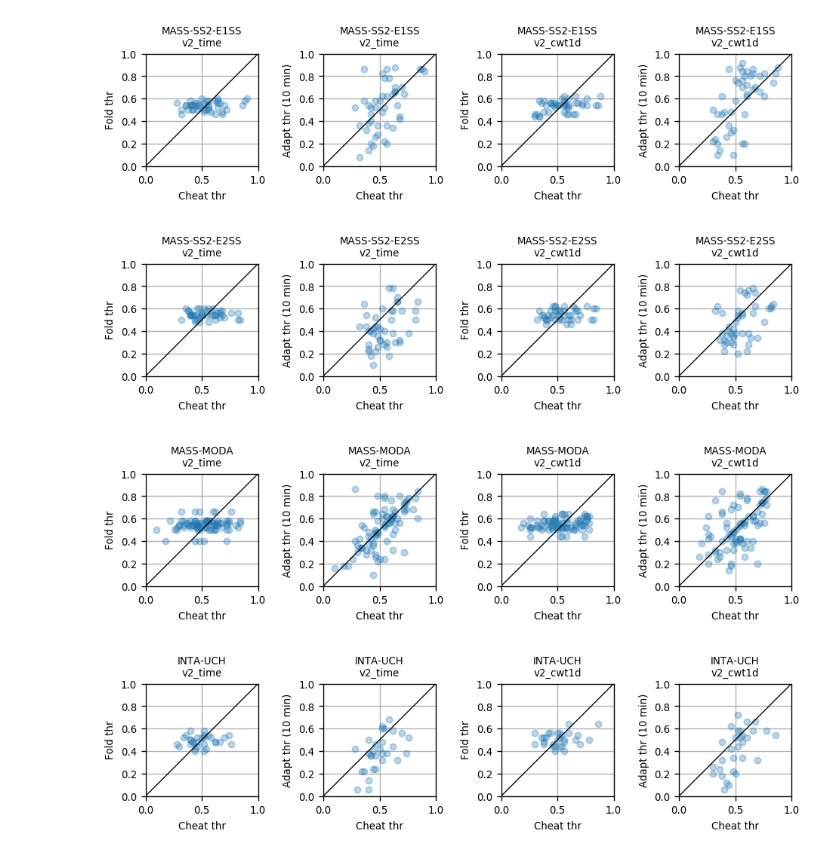
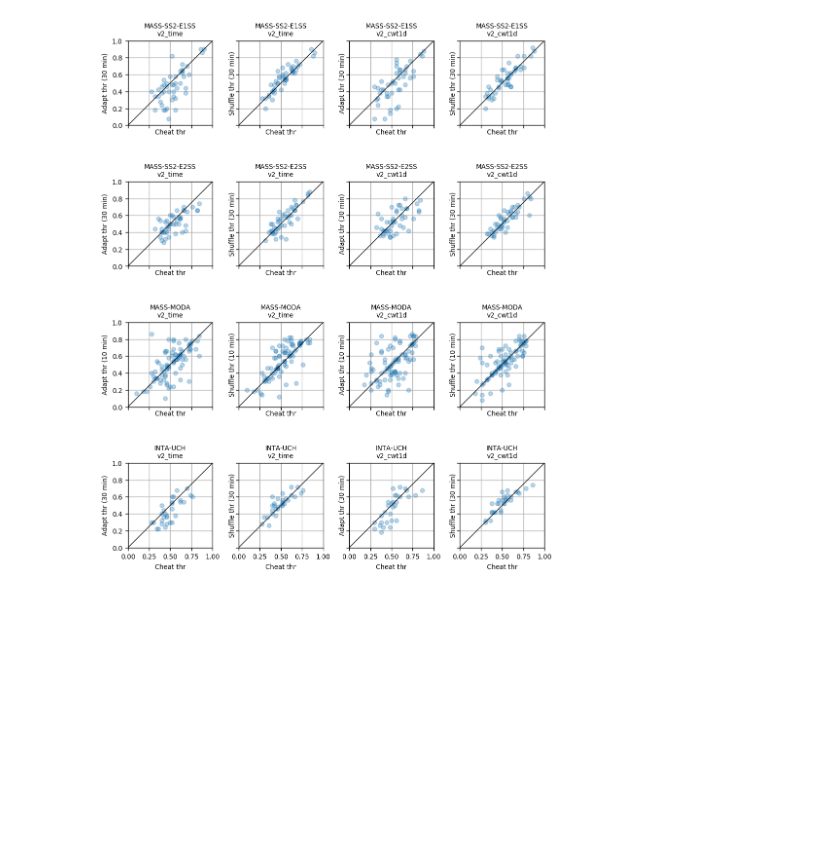
Before and after one commit to nicolasigor/sleep-rnn, a Jupyter notebook: figs_thesis/2021_eda_adapt_thr.ipynb, the cells around one changed output. Saved outputs shown, nothing was run; the diff lists cells and outputs as text; code cells hidden in the pictures; blank space fills up the shorter version.

Commit message:
shuffle thr works better

```diff
--- a/figs_thesis/2021_eda_adapt_thr.ipynb
+++ b/figs_thesis/2021_eda_adapt_thr.ipynb
@@ -158,72 +188,79 @@ Subject 2
 # Graficar umbral a los 30 min vs cheat thr:
 
 # config = eval_configs[1]
-minutes_to_plot = 10
+minutes_to_plot = 30
 print_weird = False
 top_weird = 10
-for config in eval_configs:
-    fig, axes = plt.subplots(1, 4, figsize=(8, 3.5), dpi=120)
+
+fig, axes = plt.subplots(4, 4, figsize=(8, 10), dpi=120, sharex=True, sharey=True)
+
+for i_config, config in enumerate(eval_configs):
+    dataset = reader.load_dataset(config["dataset_name"], verbose=False)
+    dataset_str = print_dataset_names[(config["dataset_name"], config["expert"])]
+    _, _, test_ids_list = get_partitions(dataset, config["strategy"], config["seeds"])
+    n_folds = len(test_ids_list)
+    valid_minutes_to_plot = min(minutes_to_plot, 10) if dataset_str == 'MASS-MODA' else minutes_to_plot
+
+
     for i_m, model_version in enumerate(models):
-
-        dataset = reader.load_dataset(config["dataset_name"], verbose=False)
-        dataset_str = print_dataset_names[(config["dataset_name"], config["expert"])]
-        _, _, test_ids_list = get_partitions(dataset, config["strategy"], config["seeds"])
-        n_folds = len(test_ids_list)
 
         cheat_thr_list = []
         fold_thr_list = []
         adapt_thr_list = []
+        adapt_thr_shuffle_list = []
         subject_list = []
         for k in range(n_folds):
             fold_subjects = test_ids_list[k]
             valid_subjects = get_subject_ids(dataset)
             ckpt_folder = '20210529_thesis_indata_%s_e%d_%s_train_%s' % (
                 config["strategy"], config["expert"], constants.N2_RECORD, dataset.dataset_name)
             grid_folder_complete = os.path.join(ckpt_folder, model_version)
             fold_thr = OPTIMAL_THR_FOR_CKPT_DICT[grid_folder_complete][k]
             for subject_id in fold_subjects:
                 if subject_id not in valid_subjects:
                     continue
-                subject_adapt_thr = get_adapt_thr(dataset_str, model_version, k, subject_id, minutes_to_plot)
+
+                subject_adapt_thr = get_adapt_thr(dataset_str, model_version, k, subject_id, valid_minutes_to_plot)
+                subject_adapt_thr_shuffle = get_adapt_thr_shuffle(dataset_str, model_version, k, subject_id, valid_minutes_to_plot)
                 subject_cheat_thr = get_cheat_thr(dataset_str, model_version, k, subject_id)
+
+                adapt_thr_shuffle_list.append(subject_adapt_thr_shuffle)
                 cheat_thr_list.append(subject_cheat_thr)
                 fold_thr_list.append(fold_thr)
                 adapt_thr_list.append(subject_adapt_thr)
                 subject_list.append(subject_id)
         cheat_thr_list = np.array(cheat_thr_list)
         fold_thr_list = np.array(fold_thr_list)
         adapt_thr_list = np.array(adapt_thr_list)
+        adapt_thr_shuffle_list = np.array(adapt_thr_shuffle_list)
         subject_list = np.array(subject_list)
 
-        ax = axes[0 + i_m * 2]
-        ax.plot(cheat_thr_list, fold_thr_list, linestyle="none", marker='o', markersize=5, alpha=0.3)
-        ax.set_title('%s\n%s' % (dataset_str, model_version), fontsize=8)
-        ax.set_xlabel("Cheat thr", fontsize=8)
-        ax.set_ylabel("Fold thr", fontsize=8)
-
-        ax = axes[1 + i_m * 2]
+        ax = axes[i_config, 0 + i_m * 2]
         ax.plot(cheat_thr_list, adapt_thr_list, linestyle="none", marker='o', markersize=5, alpha=0.3)
         ax.set_title('%s\n%s' % (dataset_str, model_version), fontsize=8)
         ax.set_xlabel("Cheat thr", fontsize=8)
-        ax.set_ylabel("Adapt thr (%s min)" % minutes_to_plot, fontsize=8)
+        ax.set_ylabel("Adapt thr (%s min)" % valid_minutes_to_plot, fontsize=8)
+
+        ax = axes[i_config, 1 + i_m * 2]
+        ax.plot(cheat_thr_list, adapt_thr_shuffle_list, linestyle="none", marker='o', markersize=5, alpha=0.3)
+        ax.set_title('%s\n%s' % (dataset_str, model_version), fontsize=8)
+        ax.set_xlabel("Cheat thr", fontsize=8)
+        ax.set_ylabel("Shuffle thr (%s min)" % valid_minutes_to_plot, fontsize=8)
 
         if print_weird:
             sorted_locs = np.argsort(-np.abs(cheat_thr_list - adapt_thr_list))
             for loc in sorted_locs[:top_weird]:
                 print("Subject %s with cheat %1.2f and adapt %1.2f" % (subject_list[loc], cheat_thr_list[loc], adapt_thr_list[loc]))
 
-    for ax in axes.flatten():
-        ax.set_xlim([0, 1])
-        ax.set_ylim([0, 1])
-        ax.plot([0, 1], [0, 1], linewidth=0.8, color="k")
-        ax.grid()
-        ax.set_aspect('equal')
-        ax.tick_params(labelsize=8)
+for ax in axes.flatten():
+    ax.set_xlim([0, 1])
+    ax.set_ylim([0, 1])
+    ax.plot([0, 1], [0, 1], linewidth=0.8, color="k")
+    ax.grid()
+    ax.set_aspect('equal')
+    ax.tick_params(labelsize=8)
 
-    plt.tight_layout()
-    plt.show()
+plt.tight_layout()
+plt.show()
 # %% [output]
-[figure, old version]
+[figure, new version]
-[figure, removed]
-[figure, removed]
-[figure, removed]
```
Also changed, not shown: parts of 1 cell of this notebook.
